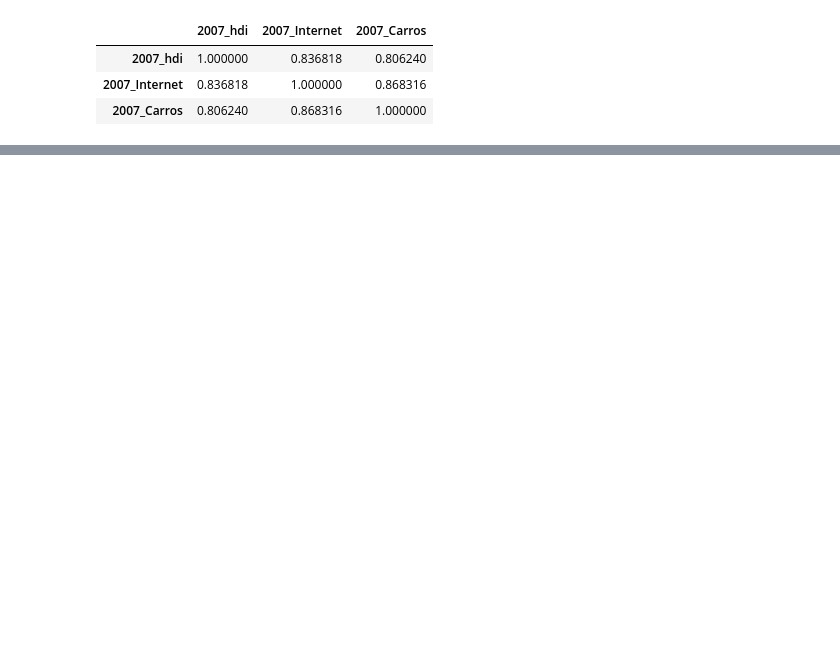
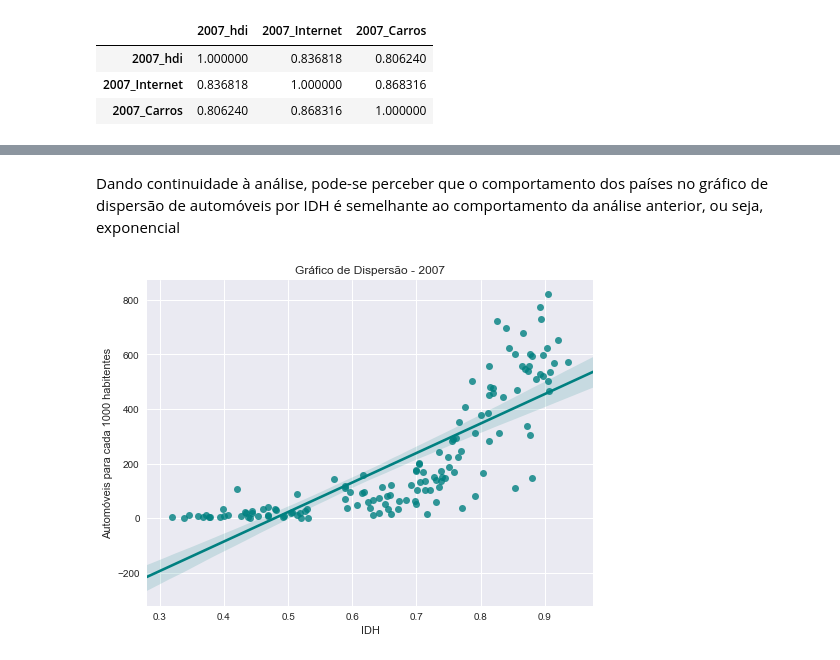
Before and after one commit to lnicascio/Projeto-1--Lucas-Nicascio-dos-Santos, a Jupyter notebook: Ciência dos Dados.ipynb, the cells around one changed output, grey strips where cells are left out. Saved outputs shown, nothing was run; the diff lists cells and outputs as text; code cells hidden in the pictures; blank space fills up the shorter version.

```diff
--- a/Ciência dos Dados.ipynb
+++ b/Ciência dos Dados.ipynb
@@ -178,0 +170,11 @@ Coeficiente angular: 4.997763208487012
+# %% [markdown]
+Dando continuidade à análise, pode-se perceber que o comportamento dos países no gráfico de dispersão de automóveis por IDH é semelhante ao comportamento da análise anterior, ou seja, exponencial
+# %%
+fig = plt.figure(figsize=(8, 6))
+sns.regplot(data_final["2007_hdi"], data_final["2007_Carros"], color=('teal'))
+plt.title('Gráfico de Dispersão - 2007')
+plt.xlabel('IDH')
+plt.ylabel('Automóveis para cada 1000 habitentes')
+plt.grid(True)
+# %% [output]
+[figure, added]
```
Also changed, not shown: parts of 41 cells of this notebook.
